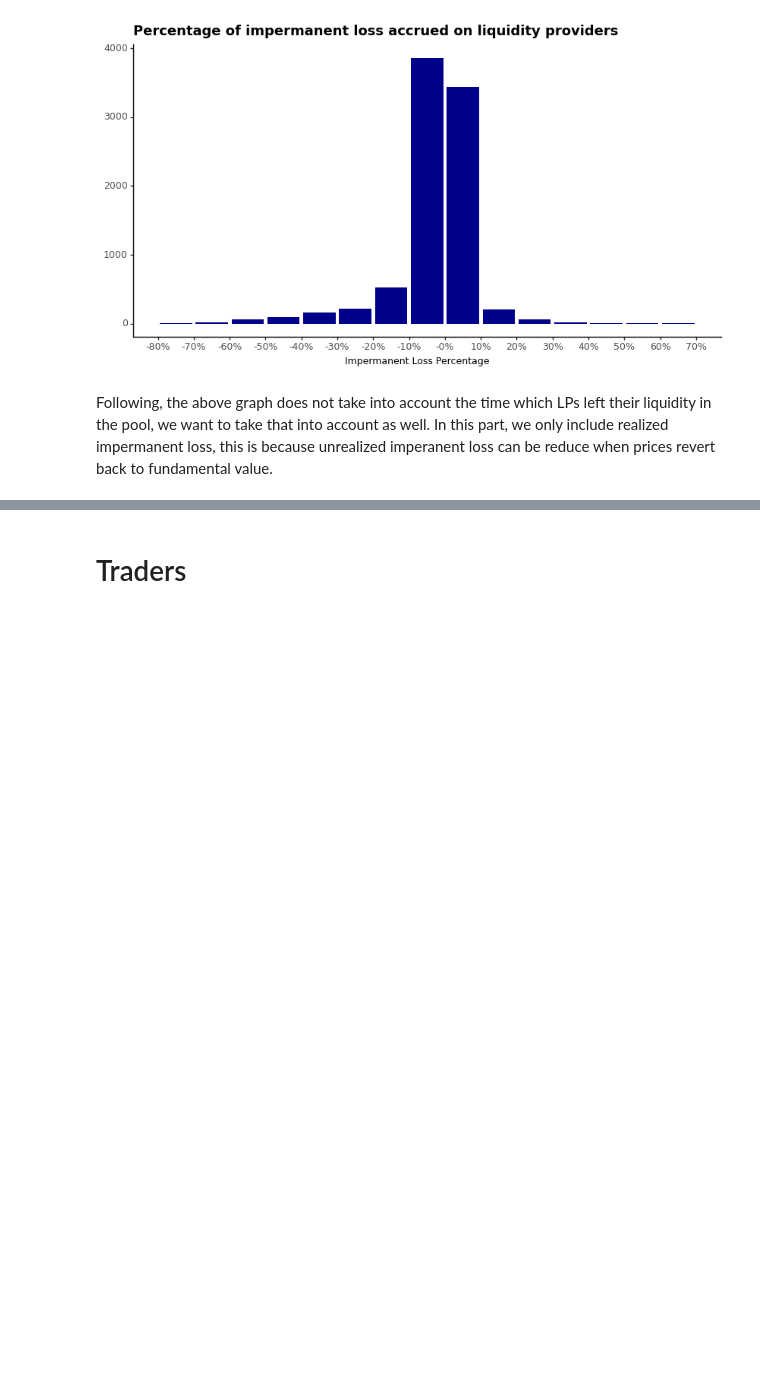
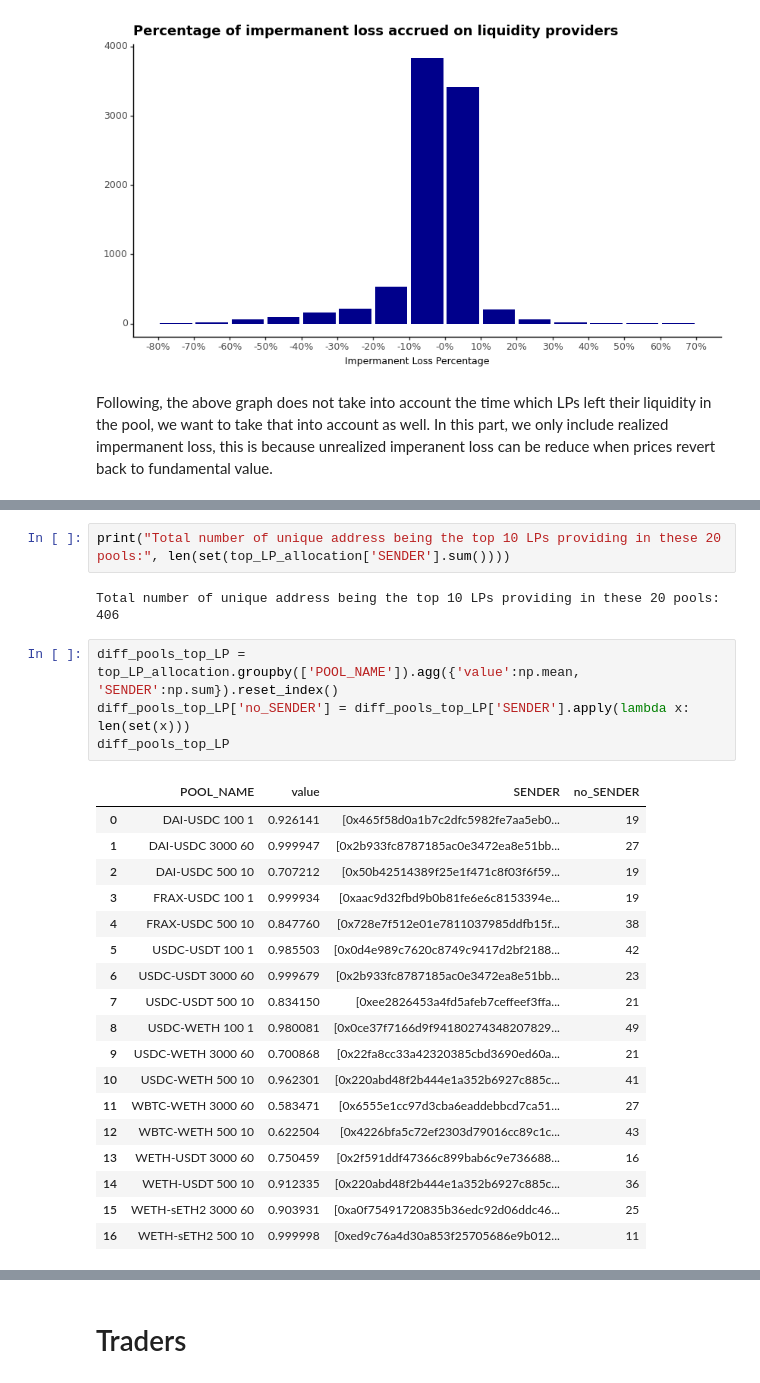
Before and after one commit to zhiconghu/Ethereum_DEX_Data, a Jupyter notebook: Data Descriptions.ipynb, the cells around one changed output, grey strips where cells are left out. Drawn from its saved outputs; the diff is of its cells as text; blank space fills up the shorter version.

```diff
--- a/Data Descriptions.ipynb
+++ b/Data Descriptions.ipynb
@@ -608,0 +770,27 @@ Following, the above graph does not take into account the time which LPs left th
+# %%
+print("Total number of unique address being the top 10 LPs providing in these 20 pools:", len(set(top_LP_allocation['SENDER'].sum())))
+# %% [output]
+Total number of unique address being the top 10 LPs providing in these 20 pools: 406
+# %%
+diff_pools_top_LP = top_LP_allocation.groupby(['POOL_NAME']).agg({'value':np.mean, 'SENDER':np.sum}).reset_index()
+diff_pools_top_LP['no_SENDER'] = diff_pools_top_LP['SENDER'].apply(lambda x: len(set(x)))
+diff_pools_top_LP
+# %% [output]
+|  | POOL_NAME | value | SENDER | no_SENDER |
+| 0 | DAI-USDC 100 1 | 0.926141 | [0x465f58d0a1b7c2dfc5982fe7aa5eb0... | 19 |
+| 1 | DAI-USDC 3000 60 | 0.999947 | [0x2b933fc8787185ac0e3472ea8e51bb... | 27 |
+| 2 | DAI-USDC 500 10 | 0.707212 | [0x50b42514389f25e1f471c8f03f6f59... | 19 |
+| 3 | FRAX-USDC 100 1 | 0.999934 | [0xaac9d32fbd9b0b81fe6e6c8153394e... | 19 |
+| 4 | FRAX-USDC 500 10 | 0.847760 | [0x728e7f512e01e7811037985ddfb15f... | 38 |
+| 5 | USDC-USDT 100 1 | 0.985503 | [0x0d4e989c7620c8749c9417d2bf2188... | 42 |
+| 6 | USDC-USDT 3000 60 | 0.999679 | [0x2b933fc8787185ac0e3472ea8e51bb... | 23 |
+| 7 | USDC-USDT 500 10 | 0.834150 | [0xee2826453a4fd5afeb7ceffeef3ffa... | 21 |
+| 8 | USDC-WETH 100 1 | 0.980081 | [0x0ce37f7166d9f94180274348207829... | 49 |
+| 9 | USDC-WETH 3000 60 | 0.700868 | [0x22fa8cc33a42320385cbd3690ed60a... | 21 |
+| 10 | USDC-WETH 500 10 | 0.962301 | [0x220abd48f2b444e1a352b6927c885c... | 41 |
+| 11 | WBTC-WETH 3000 60 | 0.583471 | [0x6555e1cc97d3cba6eaddebbcd7ca51... | 27 |
+| 12 | WBTC-WETH 500 10 | 0.622504 | [0x4226bfa5c72ef2303d79016cc89c1c... | 43 |
+| 13 | WETH-USDT 3000 60 | 0.750459 | [0x2f591ddf47366c899bab6c9e736688... | 16 |
+| 14 | WETH-USDT 500 10 | 0.912335 | [0x220abd48f2b444e1a352b6927c885c... | 36 |
+| 15 | WETH-sETH2 3000 60 | 0.903931 | [0xa0f75491720835b36edc92d06ddc46... | 25 |
+| 16 | WETH-sETH2 500 10 | 0.999998 | [0xed9c76a4d30a853f25705686e9b012... | 11 |
```
Also changed, not shown: parts of 20 cells of this notebook, 2 other files.
